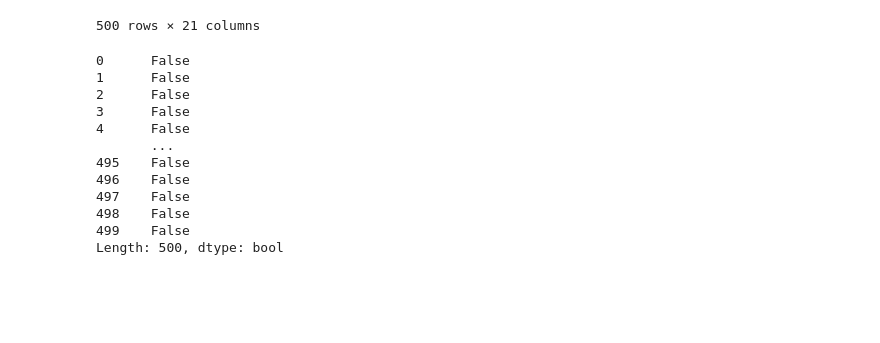
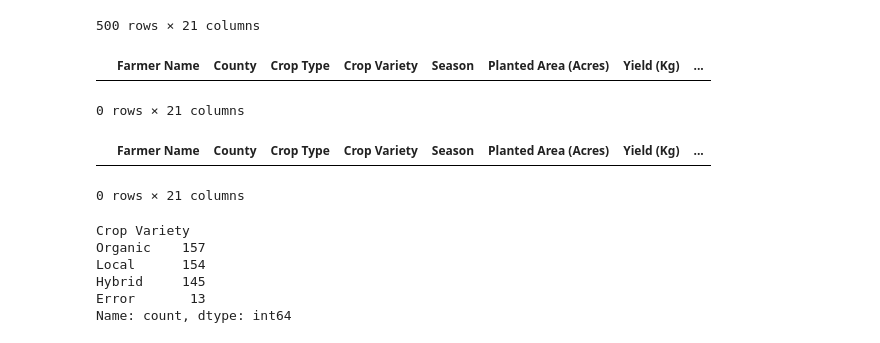
Before and after one commit to claudiahW/fcc_data_science, a Jupyter notebook: selecting.ipynb, the cells around one changed output. Drawn from its saved outputs; the diff is of its cells as text; code cells hidden in the pictures; blank space fills up the shorter version.

```diff
--- a/selecting.ipynb
+++ b/selecting.ipynb
@@ -164,17 +164,12 @@ df_crops
 500 rows × 21 columns
 # %%
 # finding duplicates in one column/series
-df_crops.duplicated('Farmer Name')
+df_crops[df_crops.duplicated('Farmer Name')]
 # %% [output]
+|  | Farmer Name | County | Crop Type | Crop Variety | Season | Planted Area (Acres) | Yield (Kg) | ... |
-0      False
-1      False
-2      False
-3      False
-4      False
-       ...
-495    False
-496    False
-497    False
-498    False
-499    False
-Length: 500, dtype: bool
+0 rows × 21 columns
+# %%
+df_crops[df_crops.duplicated(['Crop Variety', 'Farmer Name', 'Season'])]
+# %% [output]
+|  | Farmer Name | County | Crop Type | Crop Variety | Season | Planted Area (Acres) | Yield (Kg) | ... |
+0 rows × 21 columns
@@ -180,0 +179,9 @@ Length: 500, dtype: bool
+# %%
+df_crops.value_counts('Crop Variety')
+# %% [output]
+Crop Variety
+Organic    157
+Local      154
+Hybrid     145
+Error       13
+Name: count, dtype: int64
```
Also changed, not shown: parts of 10 cells of this notebook, 1 other file.
